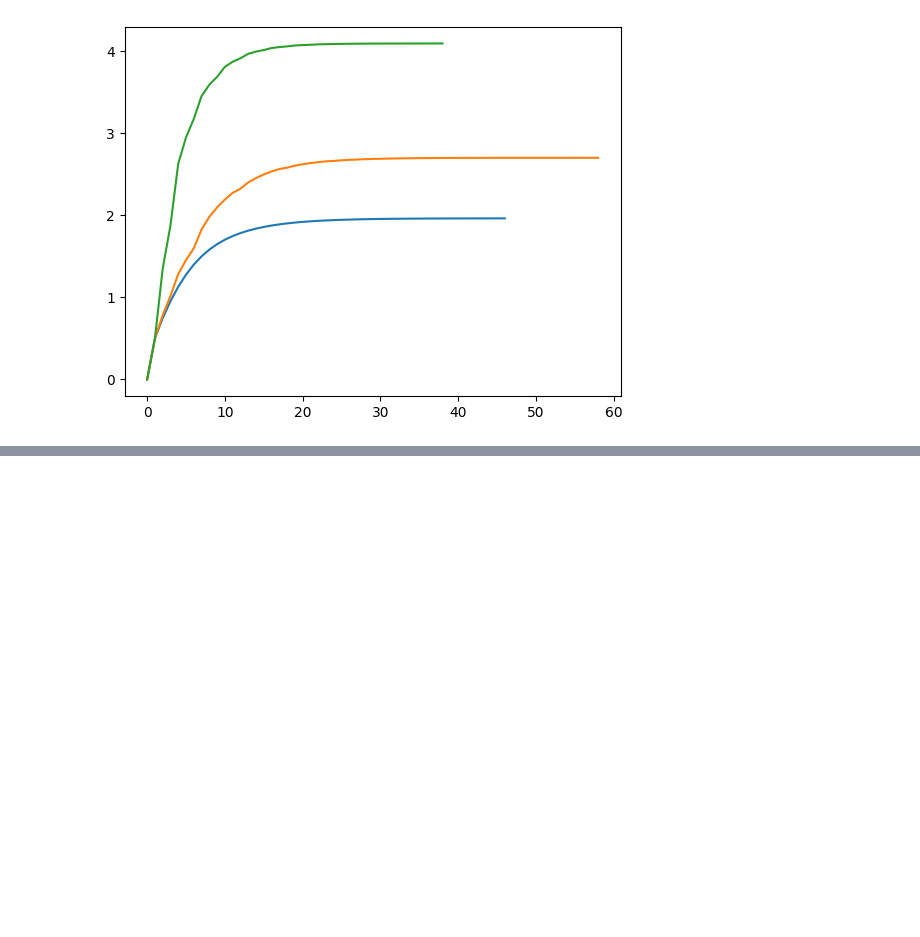
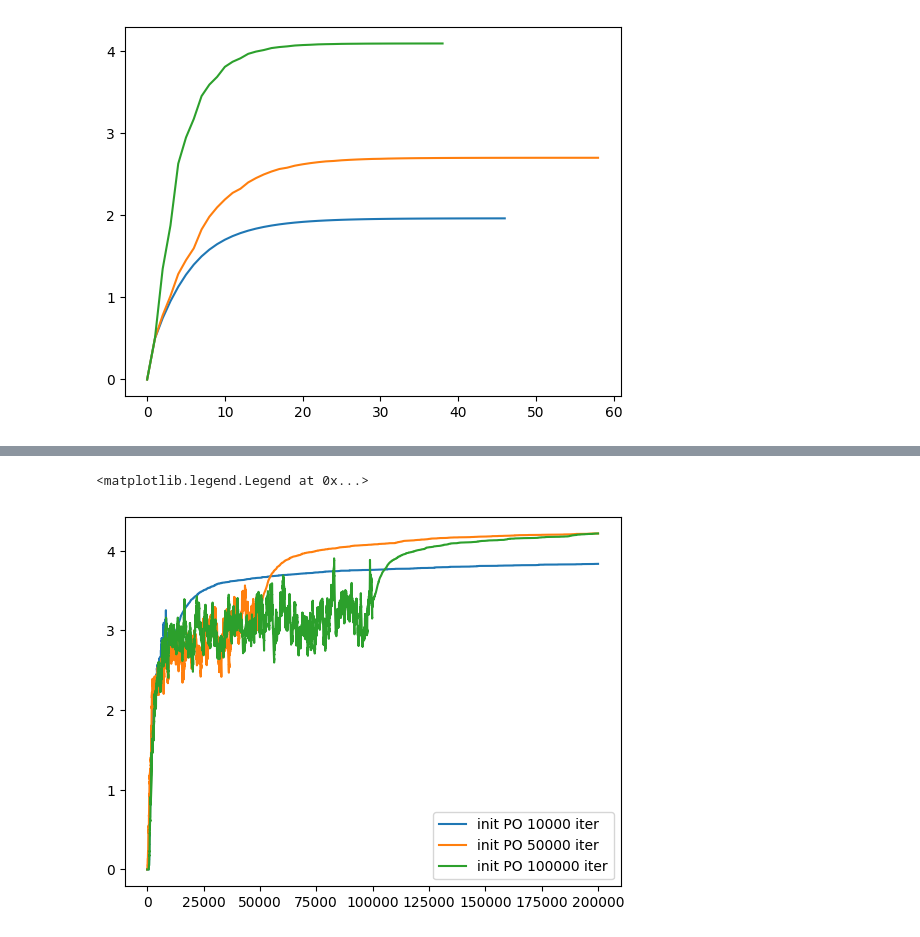
Before and after one commit to mihalybanyai/ait-compneuro-assignments, a Jupyter notebook: rl.ipynb, the cells around one changed output, grey strips where cells are left out. Saved outputs shown, nothing was run; the diff lists cells and outputs as text; code cells hidden in the pictures; blank space fills up the shorter version.

```diff
--- a/rl.ipynb
+++ b/rl.ipynb
@@ -183,0 +190,11 @@ plt.plot(vs_q_sm)"""
+# %%
+coarse_iterations = [10000, 50000, 100000]
+full_iterations = 200000
+for c_it in coarse_iterations:
+    vs_q_po, Q_po = Q_learning(T, R, gamma, c_it, alpha, epsilon, small_init_state)
+    vs_q_lm, _ = Q_learning(T_map, R_map, gamma, full_iterations - c_it, alpha, epsilon, large_init_state, Q_init=coarse_grain_Q(small_map, large_map, Q_po))
+    plt.plot(vs_q_po + vs_q_lm[1:], label="init PO %d iter" % c_it)
+plt.legend()
+# %% [output]
+<matplotlib.legend.Legend at 0x...>
+[figure, added]
```
Also changed, not shown: parts of 2 cells of this notebook.
